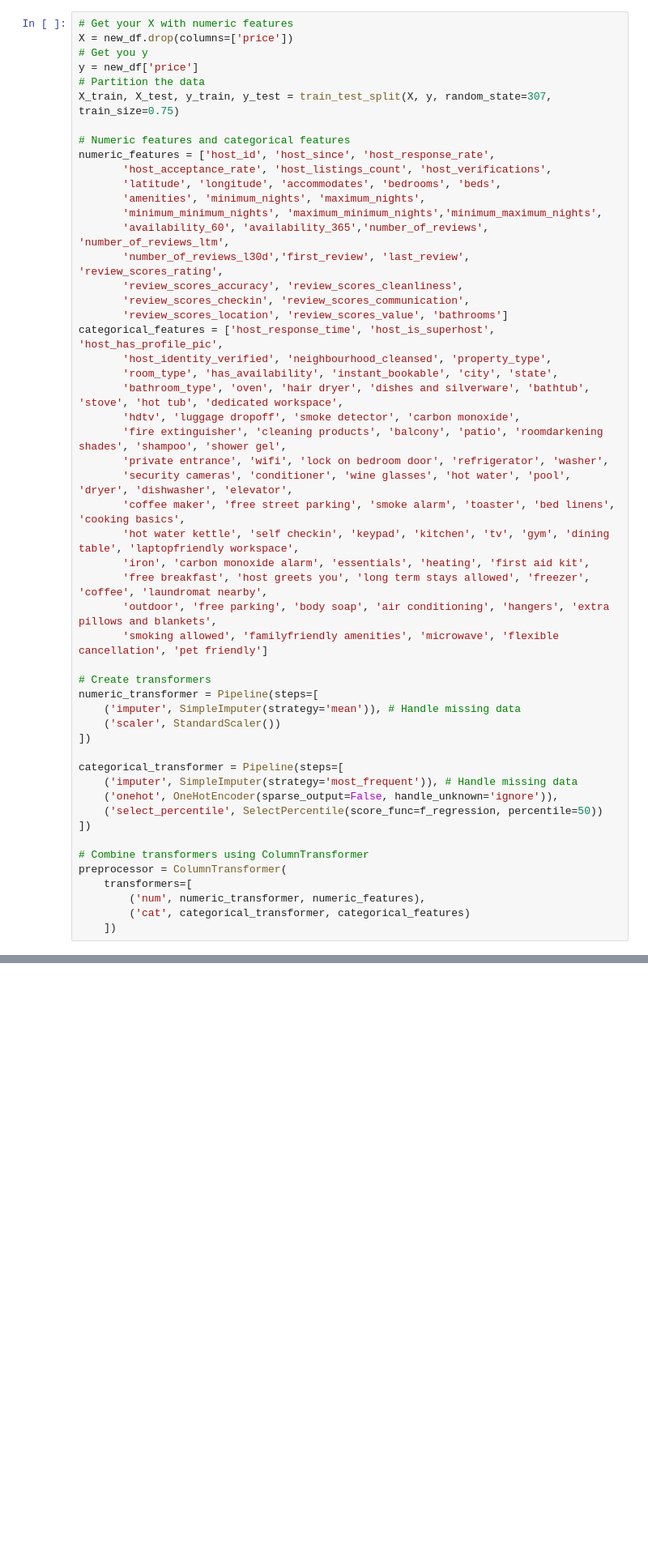
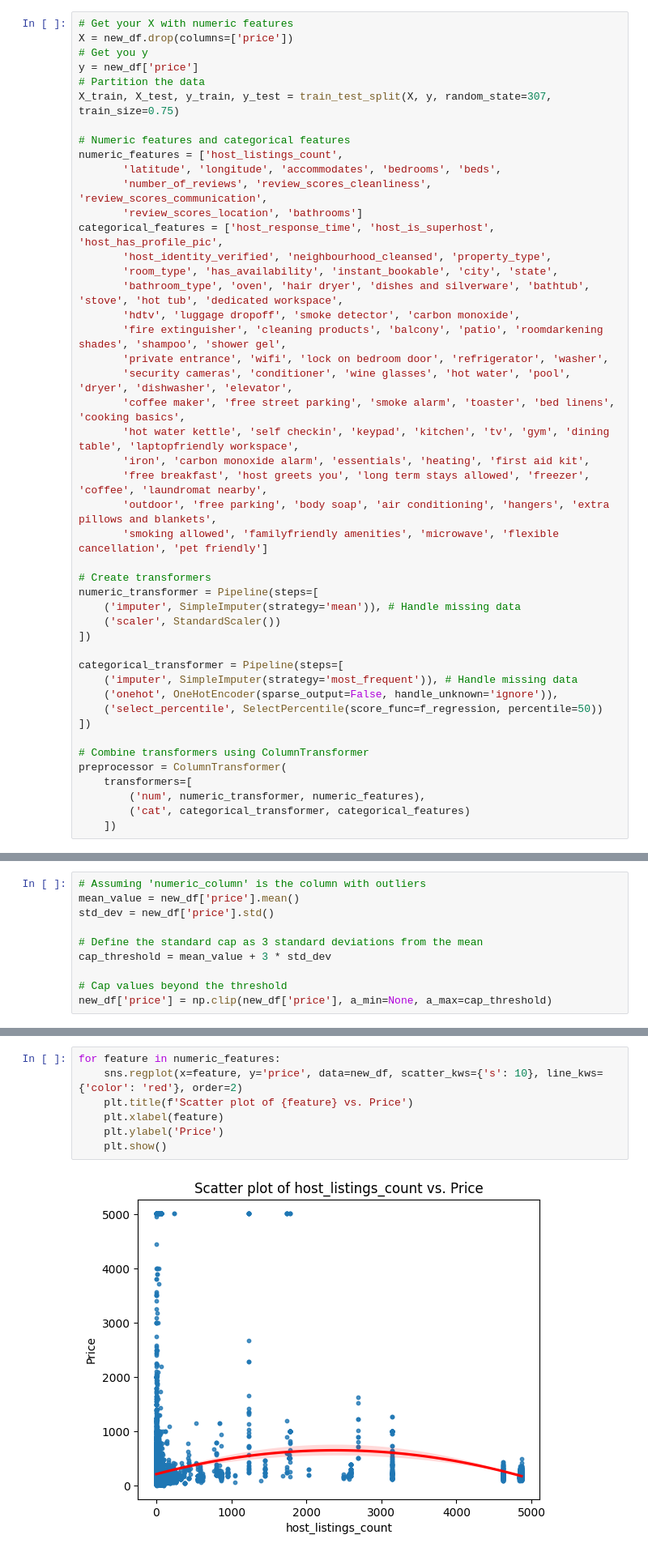
Before and after one commit to JT98CH/W2024_486, a Jupyter notebook: Individual_Project_IA/regression_project.ipynb, the cells around one changed output, grey strips where cells are left out. Shown at 81% size. Cells and saved outputs as stored; diff of their text form; blank space fills up the shorter version.

```diff
--- a/Individual_Project_IA/regression_project.ipynb
+++ b/Individual_Project_IA/regression_project.ipynb
@@ -249,16 +226,10 @@ y = new_df['price']
 X_train, X_test, y_train, y_test = train_test_split(X, y, random_state=307, train_size=0.75)
 
 # Numeric features and categorical features
-numeric_features = ['host_id', 'host_since', 'host_response_rate',
-       'host_acceptance_rate', 'host_listings_count', 'host_verifications',
+numeric_features = ['host_listings_count',
        'latitude', 'longitude', 'accommodates', 'bedrooms', 'beds',
-       'amenities', 'minimum_nights', 'maximum_nights',
-       'minimum_minimum_nights', 'maximum_minimum_nights','minimum_maximum_nights',
-       'availability_60', 'availability_365','number_of_reviews', 'number_of_reviews_ltm',
-       'number_of_reviews_l30d','first_review', 'last_review', 'review_scores_rating',
-       'review_scores_accuracy', 'review_scores_cleanliness',
-       'review_scores_checkin', 'review_scores_communication',
-       'review_scores_location', 'review_scores_value', 'bathrooms']
+       'number_of_reviews', 'review_scores_cleanliness', 'review_scores_communication',
+       'review_scores_location', 'bathrooms']
 categorical_features = ['host_response_time', 'host_is_superhost', 'host_has_profile_pic',
        'host_identity_verified', 'neighbourhood_cleansed', 'property_type',
        'room_type', 'has_availability', 'instant_bookable', 'city', 'state',
@@ -294,0 +289,10 @@ preprocessor = ColumnTransformer(
+# %%
+# Assuming 'numeric_column' is the column with outliers
+mean_value = new_df['price'].mean()
+std_dev = new_df['price'].std()
+
+# Define the standard cap as 3 standard deviations from the mean
+cap_threshold = mean_value + 3 * std_dev
+
+# Cap values beyond the threshold
+new_df['price'] = np.clip(new_df['price'], a_min=None, a_max=cap_threshold)
@@ -294,0 +305,9 @@ preprocessor = ColumnTransformer(
+# %%
+for feature in numeric_features:
+    sns.regplot(x=feature, y='price', data=new_df, scatter_kws={'s': 10}, line_kws={'color': 'red'}, order=2)
+    plt.title(f'Scatter plot of {feature} vs. Price')
+    plt.xlabel(feature)
+    plt.ylabel('Price')
+    plt.show()
+# %% [output]
+[figure, added]
```
Also changed, not shown: parts of 36 cells of this notebook, 1 other file.
